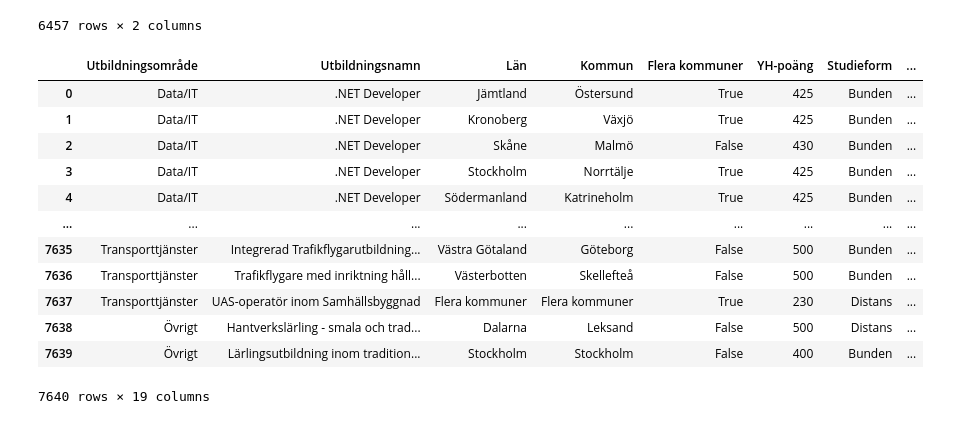
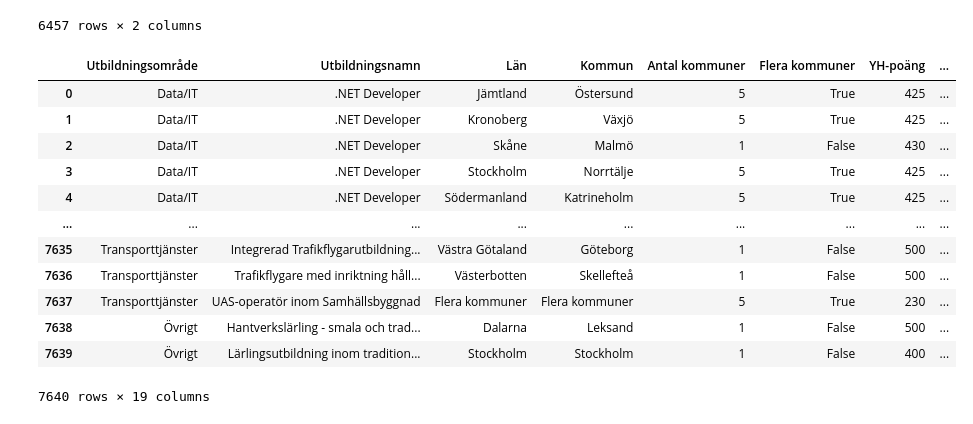
Before and after one commit to REAndreas/The_skool_grupp_3, a Jupyter notebook: eda/eda_hugo/ETL_resultat-ansokningsomgang-0000.ipynb, the cells around one changed output. Drawn from its saved outputs; the diff is of its cells as text; code cells hidden in the pictures.

Commit message:
change: remove index in CSVs, reordering of columns in CSVs

```diff
--- a/eda/eda_hugo/ETL_resultat-ansokningsomgang-0000.ipynb
+++ b/eda/eda_hugo/ETL_resultat-ansokningsomgang-0000.ipynb
@@ -219,6 +237,7 @@ df_beslut = pd.concat(annual_datasets, ignore_index=True)
 
 df_beslut['Beviljade platser totalt'] = df_beslut['Beviljade platser totalt'].astype(int)
 
+df_beslut = df_beslut.rename(columns={"Utbildningsanordnare administrativ enhet": "Utbildningsanordnare"})
 
 # Drop columns with incomplete data
 drop_cols_nan = [
@@ -237,46 +256,71 @@ df_beslut = df_beslut.drop(columns=drop_cols_nan)
 df_beslut = df_beslut.merge(df_antal_kommuner, on="Diarienummer", how="left")
 
 if not df_beslut["Antal kommuner_x"].equals(df_beslut["Antal kommuner_y"]):
     raise ValueError(
         f"Column mismatch: {(df_beslut['Antal kommuner_x'] != df_beslut['Antal kommuner_y']).sum()} differences found"
     )
 
 df_beslut["Antal kommuner"] = df_beslut["Antal kommuner_x"]
 df_beslut = df_beslut.drop(["Antal kommuner_x", "Antal kommuner_y"], axis=1)
 
 
 # Convert 'Flera kommuner' to bool
 df_beslut["Flera kommuner"] = df_beslut["Flera kommuner"].map({"Ja": True, "Nej": False})
 if df_beslut["Flera kommuner"].isna().sum() > 0:
     raise ValueError(f"Found {df_beslut['Flera kommuner'].isna().sum()} NaN values in 'Flera kommuner'")
 
 # Standardization of 'Beslut' and convert to bool
 df_beslut["Beslut"] = df_beslut["Beslut"].map({"Beviljad": True, "Ej beviljad": False, "Avslag": False})
 if df_beslut["Beslut"].isna().sum() > 0:
     raise ValueError(f"Found {df_beslut['Beslut'].isna().sum()} NaN values in 'Beslut'")
 
 
+# Reorder columns
+cols_order = column_names = [
+    "Utbildningsområde",
+    "Utbildningsnamn",
+    "Län",
+    "Kommun",
+    "Antal kommuner",
+    "Flera kommuner",
+    "YH-poäng",
+    "Studieform",
+    "Studietakt %",
+    "Utbildningsanordnare",
+    "Huvudmannatyp",
+    "Sökta utbildningsomgångar",
+    "Beviljade utbildningsomgångar",
+    "Sökta platser totalt",
+    "Beviljade platser totalt",
+    "Sökta platser per utbildningsomgång",
+    "Ansökningsomgång",
+    "Diarienummer",
+    "Beslut",
+]
+df_beslut = df_beslut[cols_order]
+
+
 # LOAD
 
-df_beslut.to_csv(path_data / "resultat-ansokningsomgang-2020-2024-beslut.csv")
+df_beslut.to_csv(path_data / "resultat-ansokningsomgang-2020-2024-beslut.csv", index=False)
 
 
 # RESULT
 
 df_beslut
 # %% [output]
-|  | Utbildningsområde | Utbildningsnamn | Län | Kommun | Flera kommuner | YH-poäng | Studieform | ... |
-| 0 | Data/IT | .NET Developer | Jämtland | Östersund | True | 425 | Bunden | ... |
-| 1 | Data/IT | .NET Developer | Kronoberg | Växjö | True | 425 | Bunden | ... |
-| 2 | Data/IT | .NET Developer | Skåne | Malmö | False | 430 | Bunden | ... |
-| 3 | Data/IT | .NET Developer | Stockholm | Norrtälje | True | 425 | Bunden | ... |
-| 4 | Data/IT | .NET Developer | Södermanland | Katrineholm | True | 425 | Bunden | ... |
+|  | Utbildningsområde | Utbildningsnamn | Län | Kommun | Antal kommuner | Flera kommuner | YH-poäng | ... |
+| 0 | Data/IT | .NET Developer | Jämtland | Östersund | 5 | True | 425 | ... |
+| 1 | Data/IT | .NET Developer | Kronoberg | Växjö | 5 | True | 425 | ... |
+| 2 | Data/IT | .NET Developer | Skåne | Malmö | 1 | False | 430 | ... |
+| 3 | Data/IT | .NET Developer | Stockholm | Norrtälje | 5 | True | 425 | ... |
+| 4 | Data/IT | .NET Developer | Södermanland | Katrineholm | 5 | True | 425 | ... |
 | ... | ... | ... | ... | ... | ... | ... | ... | ... |
-| 7635 | Transporttjänster | Integrerad Trafikflygarutbildning... | Västra Götaland | Göteborg | False | 500 | Bunden | ... |
-| 7636 | Transporttjänster | Trafikflygare med inriktning håll... | Västerbotten | Skellefteå | False | 500 | Bunden | ... |
-| 7637 | Transporttjänster | UAS-operatör inom Samhällsbyggnad | Flera kommuner | Flera kommuner | True | 230 | Distans | ... |
-| 7638 | Övrigt | Hantverkslärling - smala och trad... | Dalarna | Leksand | False | 500 | Distans | ... |
-| 7639 | Övrigt | Lärlingsutbildning inom tradition... | Stockholm | Stockholm | False | 400 | Bunden | ... |
+| 7635 | Transporttjänster | Integrerad Trafikflygarutbildning... | Västra Götaland | Göteborg | 1 | False | 500 | ... |
+| 7636 | Transporttjänster | Trafikflygare med inriktning håll... | Västerbotten | Skellefteå | 1 | False | 500 | ... |
+| 7637 | Transporttjänster | UAS-operatör inom Samhällsbyggnad | Flera kommuner | Flera kommuner | 5 | True | 230 | ... |
+| 7638 | Övrigt | Hantverkslärling - smala och trad... | Dalarna | Leksand | 1 | False | 500 | ... |
+| 7639 | Övrigt | Lärlingsutbildning inom tradition... | Stockholm | Stockholm | 1 | False | 400 | ... |
 7640 rows × 19 columns
 # %%
 del df_2020, df_2021, df_2022, df_2023, df_2024, annual_datasets
```
Also changed, not shown: parts of 2 cells of this notebook.
